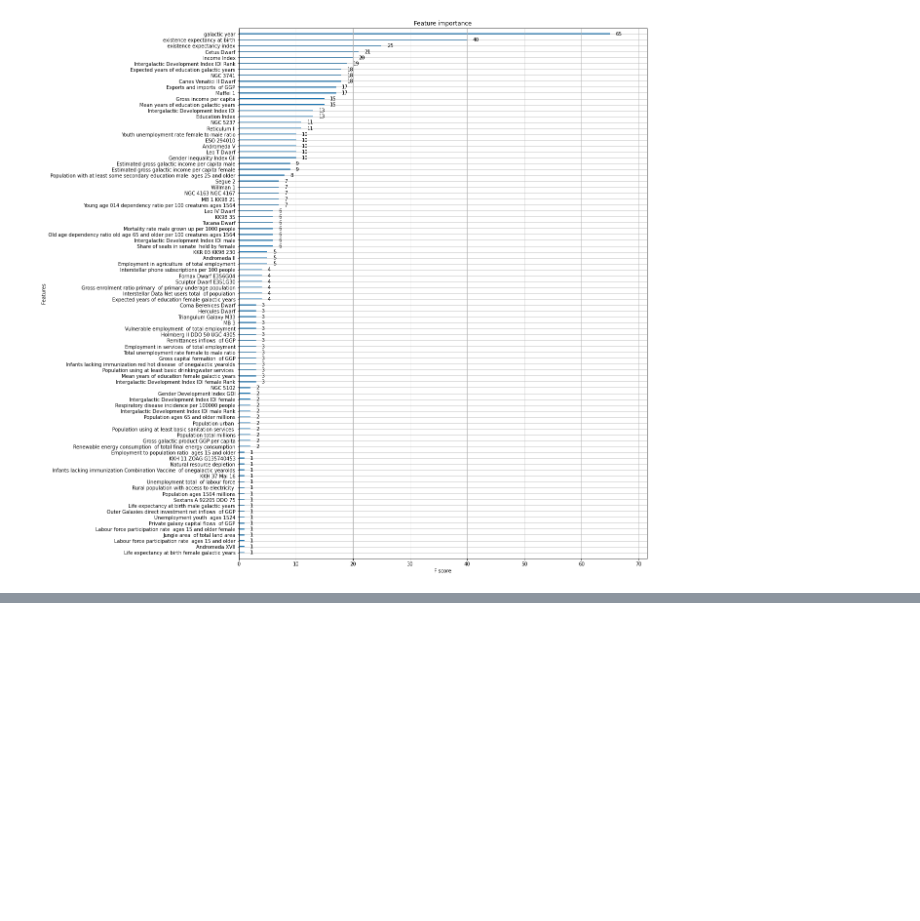
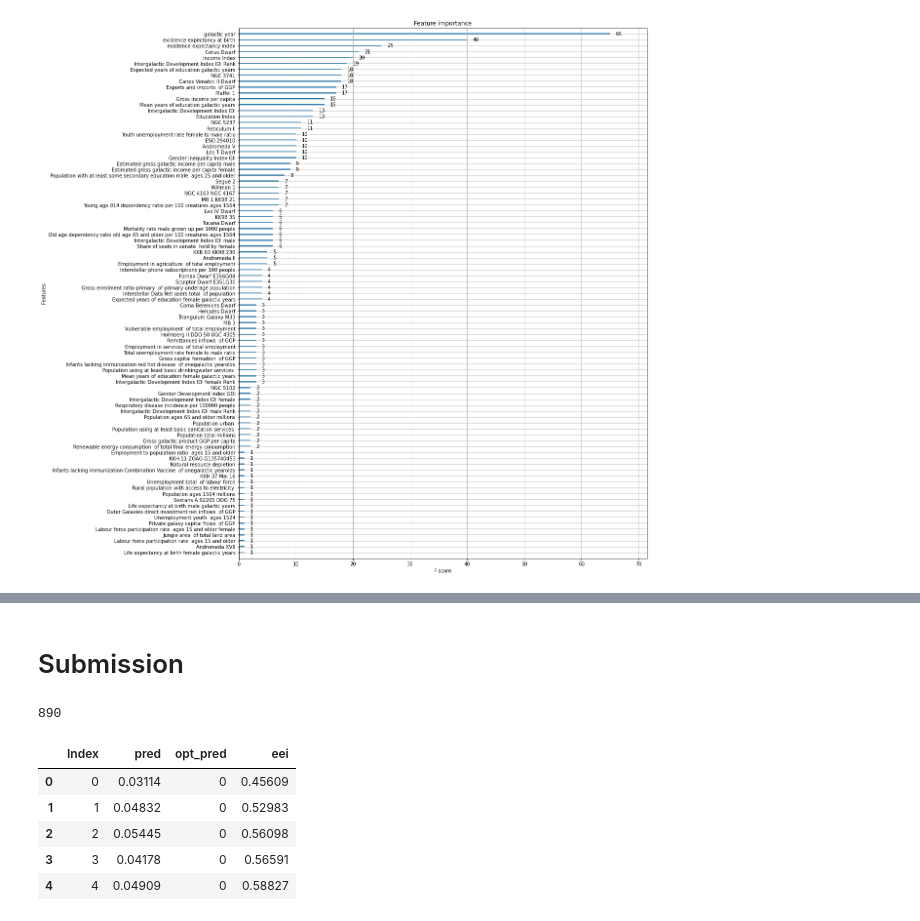
Before and after one commit to daniiomir/prohack_mckinsey_2020, a Jupyter notebook: prohack_solution.ipynb, the cells around one changed output, grey strips where cells are left out. Drawn from its saved outputs; the diff is of its cells as text; code cells hidden in the pictures; blank space fills up the shorter version.

```diff
--- a/prohack_solution.ipynb
+++ b/prohack_solution.ipynb
@@ -435,0 +550,22 @@ RMSE ошибка модели RandomForest - 0.02575150135236977
+# %% [markdown]
+# Submission
+# %%
+pred_index = model_lr.predict(scaled_test)
+len(pred_index)
+# %% [output]
+890
+# %%
+sub = pd.DataFrame({
+    'Index':test.index,
+    'pred':pred_index,
+    'opt_pred':0,
+    'eei':test['existence expectancy index']
+})
+sub.head()
+# %% [output]
+|  | Index | pred | opt_pred | eei |
+| 0 | 0 | 0.03114 | 0 | 0.45609 |
+| 1 | 1 | 0.04832 | 0 | 0.52983 |
+| 2 | 2 | 0.05445 | 0 | 0.56098 |
+| 3 | 3 | 0.04178 | 0 | 0.56591 |
+| 4 | 4 | 0.04909 | 0 | 0.58827 |
```
Also changed, not shown: parts of 19 cells of this notebook.
